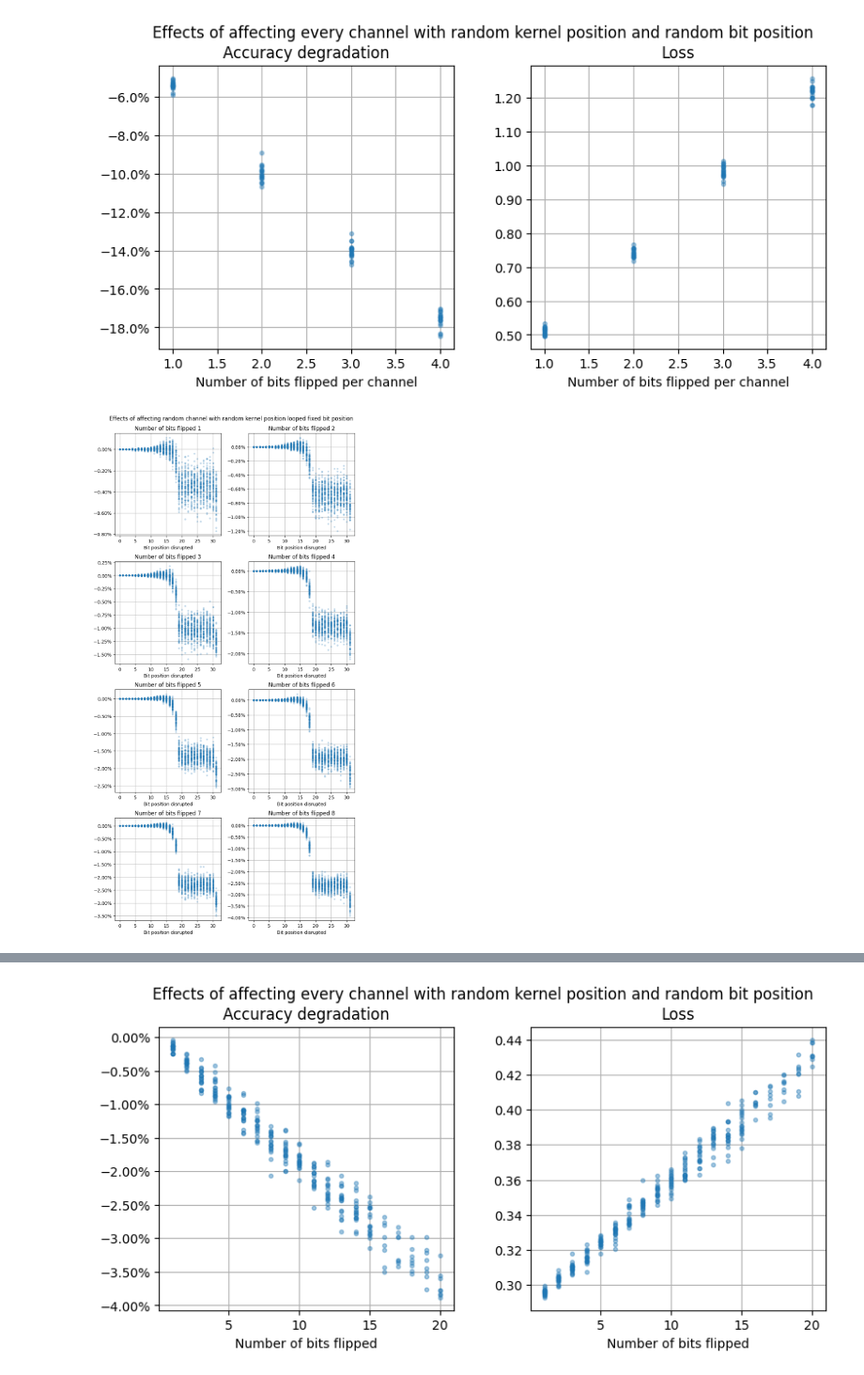
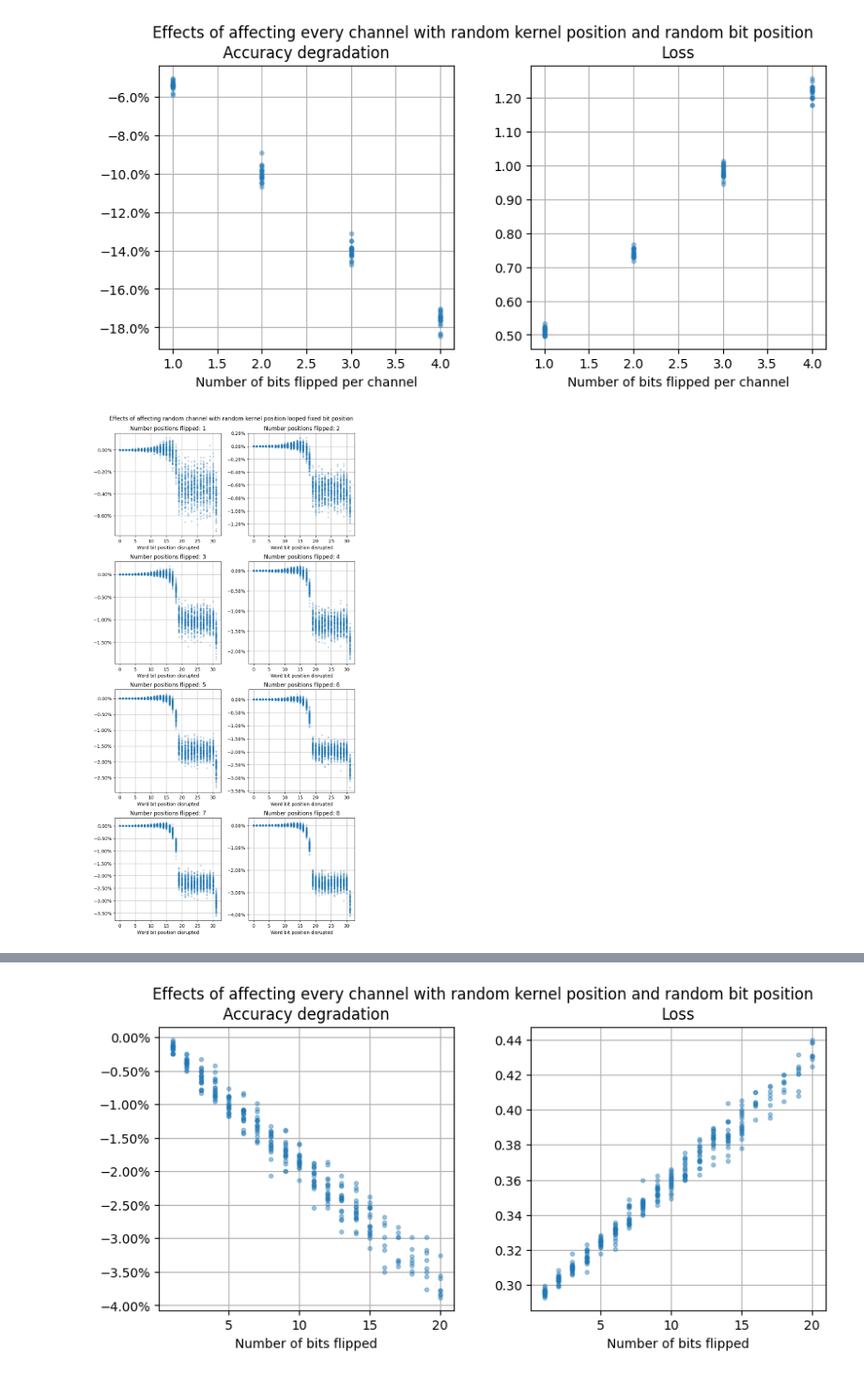
Before and after one commit to Rossbert/Master-Project-Quantization, a Jupyter notebook: Test_Quantization_Plot_Split.ipynb, the cells around one changed output, grey strips where cells are left out. Shown: that part at 94% size. Cells and saved outputs as stored; diff of their text form; code cells hidden in the pictures.

```diff
--- a/Test_Quantization_Plot_Split.ipynb
+++ b/Test_Quantization_Plot_Split.ipynb
@@ -53,34 +53,34 @@ plt.close()
 # %%
 SAVE_DATA_PATH = OUTPUTS_DIR + 'Quantization_Split_Conservative.csv'
 N_FLIPS = 8
 df = pd.read_csv(SAVE_DATA_PATH, delimiter = ";")
 
 def convert_position(x : int):
     if x == 0:
         return (0,0)
     elif x == 1:
         return (0,1)
     else:
         return (x//2, x%2)
 
 ax : List[List[plt.Axes]]
 fig, ax = plt.subplots(N_FLIPS//2, 2, figsize = (8, 16))
 fig.tight_layout(h_pad = 3.5, w_pad = 3.0, rect=[0, 0, 1, 0.96])
 fig.suptitle('Effects of affecting random channel with random kernel position looped fixed bit position')
 
 for i in range(1, N_FLIPS + 1):
     ax[convert_position(i-1)].yaxis.set_major_formatter(ticker.PercentFormatter())
     condition = (df['layer_key'].notna()) & (df['n_bits_flipped'] == i)
     ax[convert_position(i-1)].plot(df.loc[condition]['bit_disrupted'], pd.to_numeric(df.loc[condition]['q_aware_test_acc_degradation'])*100, '.', alpha = 0.2)
-    ax[convert_position(i-1)].set_title('Number of bits flipped ' + str(i))
-    ax[convert_position(i-1)].set_xlabel('Bit position disrupted')
+    ax[convert_position(i-1)].set_title('Number positions flipped: ' + str(i))
+    ax[convert_position(i-1)].set_xlabel('Word bit position disrupted')
     ax[convert_position(i-1)].grid()
 
 plt.savefig(PLT_SAVE_PATH + 'Output first convolution conservative fixed bit pos accuracy.png', bbox_inches = 'tight')
 plt.show()
 plt.close()
 # %% [output]
-[figure, old version]
+[figure, new version]
 # %%
 SAVE_DATA_PATH = OUTPUTS_DIR + 'Quantization_Split_Conservative.csv'
 N_FLIPS = 8
```
Also changed, not shown: parts of 1 cell of this notebook, 6 other files.
